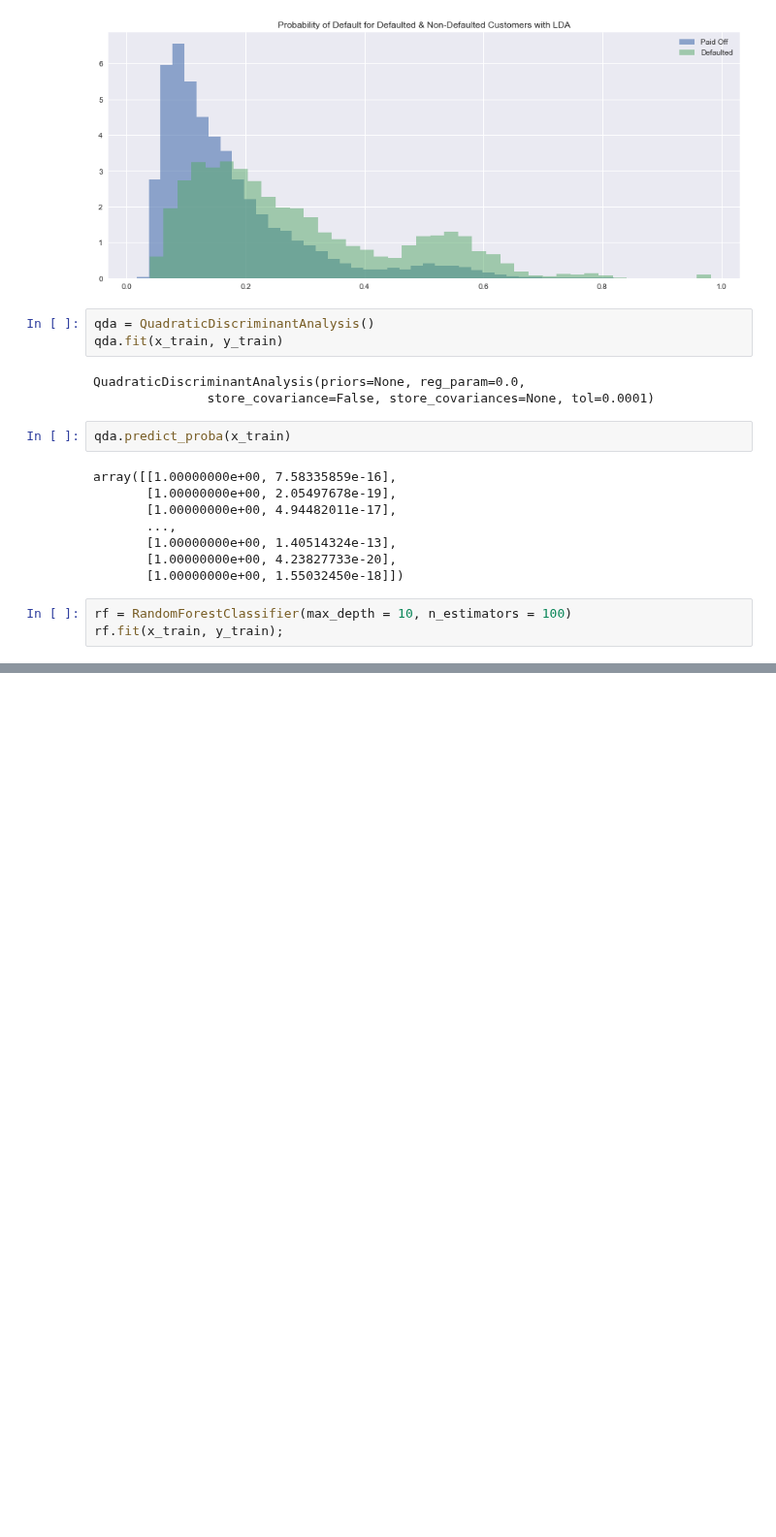
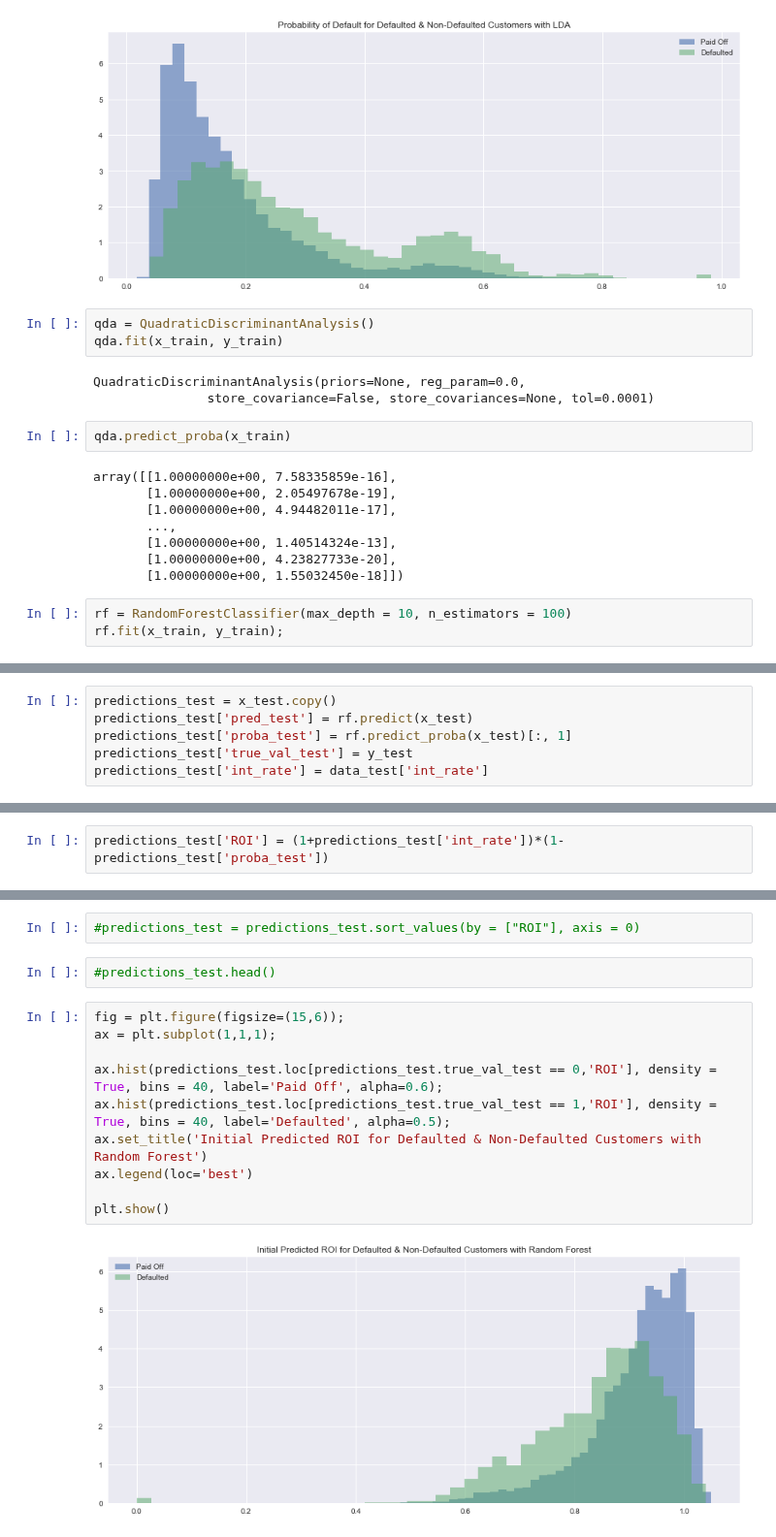
Before and after one commit to bhavenp/209A-FinalProject, a Jupyter notebook: hugo/Initial_LogReg_Model.ipynb, the cells around one changed output, grey strips where cells are left out. Shown at 97% size. Saved outputs shown, nothing was run; the diff lists cells and outputs as text; blank space fills up the shorter version.

Commit message:
initial attempt at including ROI calculation

```diff
--- a/hugo/Initial_LogReg_Model.ipynb
+++ b/hugo/Initial_LogReg_Model.ipynb
@@ -218,0 +226,6 @@ plt.show()
+# %%
+predictions_test = x_test.copy()
+predictions_test['pred_test'] = rf.predict(x_test)
+predictions_test['proba_test'] = rf.predict_proba(x_test)[:, 1]
+predictions_test['true_val_test'] = y_test
+predictions_test['int_rate'] = data_test['int_rate']
@@ -218,0 +242,2 @@ plt.show()
+# %%
+predictions_test['ROI'] = (1+predictions_test['int_rate'])*(1-predictions_test['proba_test'])
@@ -218,0 +254,16 @@ plt.show()
+# %%
+#predictions_test = predictions_test.sort_values(by = ["ROI"], axis = 0)
+# %%
+#predictions_test.head()
+# %%
+fig = plt.figure(figsize=(15,6));
+ax = plt.subplot(1,1,1);
+
+ax.hist(predictions_test.loc[predictions_test.true_val_test == 0,'ROI'], density = True, bins = 40, label='Paid Off', alpha=0.6);
+ax.hist(predictions_test.loc[predictions_test.true_val_test == 1,'ROI'], density = True, bins = 40, label='Defaulted', alpha=0.5);
+ax.set_title('Initial Predicted ROI for Defaulted & Non-Defaulted Customers with Random Forest')
+ax.legend(loc='best')
+
+plt.show()
+# %% [output]
+[figure, added]
```
Also changed, not shown: parts of 10 cells of this notebook.
